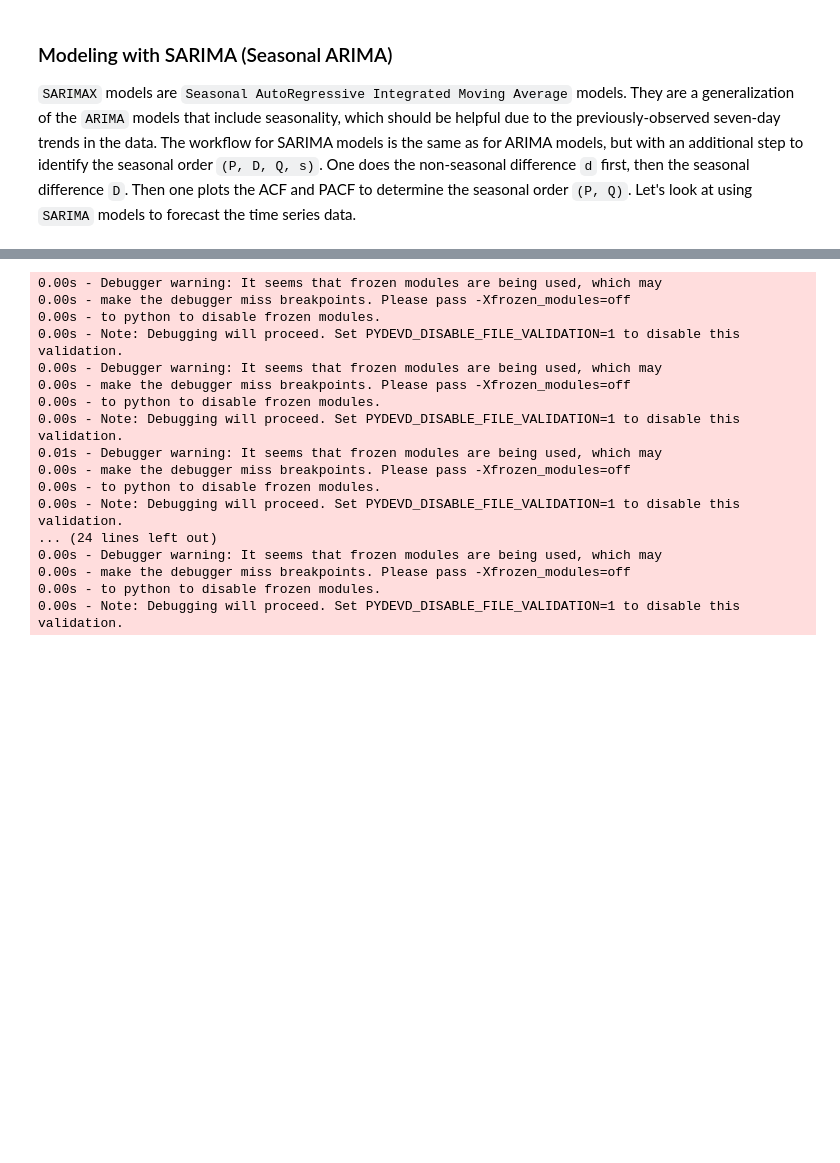
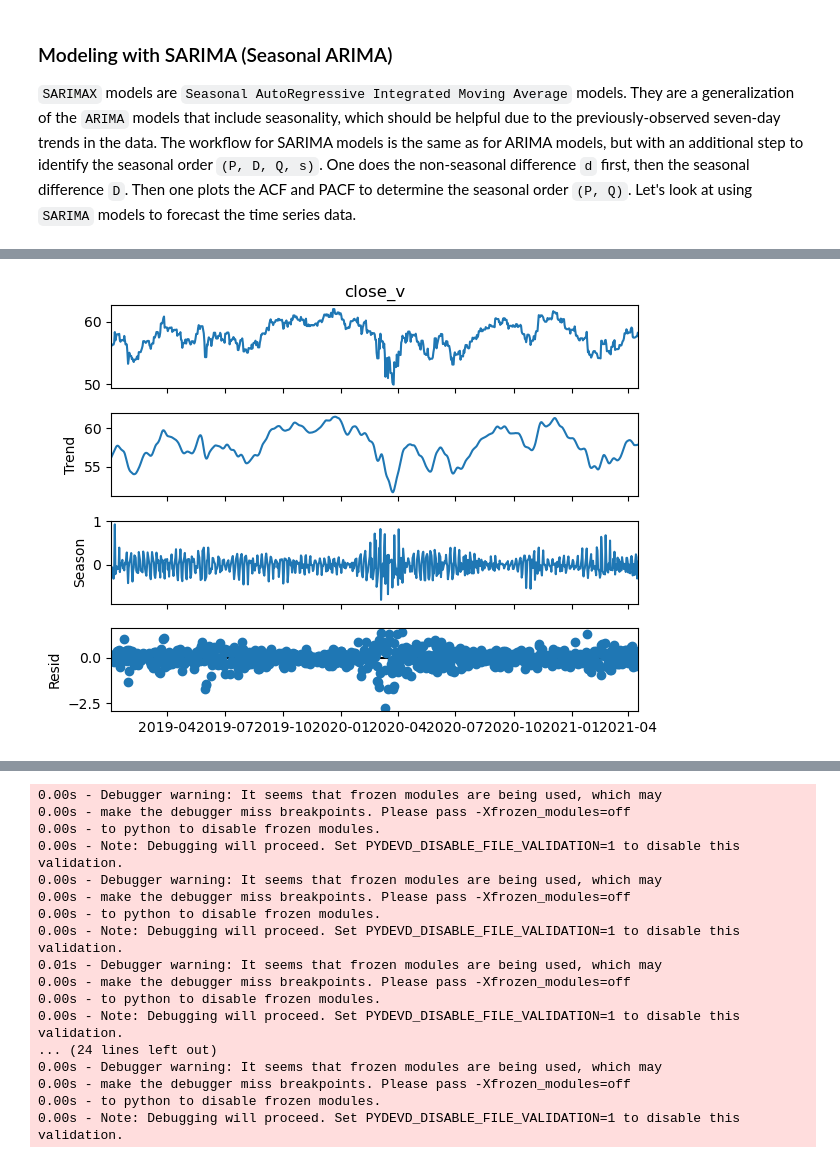
Before and after one commit to tacotuesday/time-series-stock-forecasting, a Jupyter notebook: 02-traditional-analysis/notebooks/traditional_analysis.ipynb, the cells around one changed output, grey strips where cells are left out. Saved outputs shown, nothing was run; the diff lists cells and outputs as text; code cells hidden in the pictures; blank space fills up the shorter version.

```diff
--- a/02-traditional-analysis/notebooks/traditional_analysis.ipynb
+++ b/02-traditional-analysis/notebooks/traditional_analysis.ipynb
@@ -635,0 +651,10 @@ plt.show()
+# %%
+# Perform STL decomposition on the Verizon dataset
+v_stl = STL(v_arima_train, period=7)
+v_stl = v_stl.fit()
+
+# Plot the decomposition
+v_stl.plot()
+plt.show()
+# %% [output]
+[figure, added]
```
Also changed, not shown: parts of 7 cells of this notebook.
